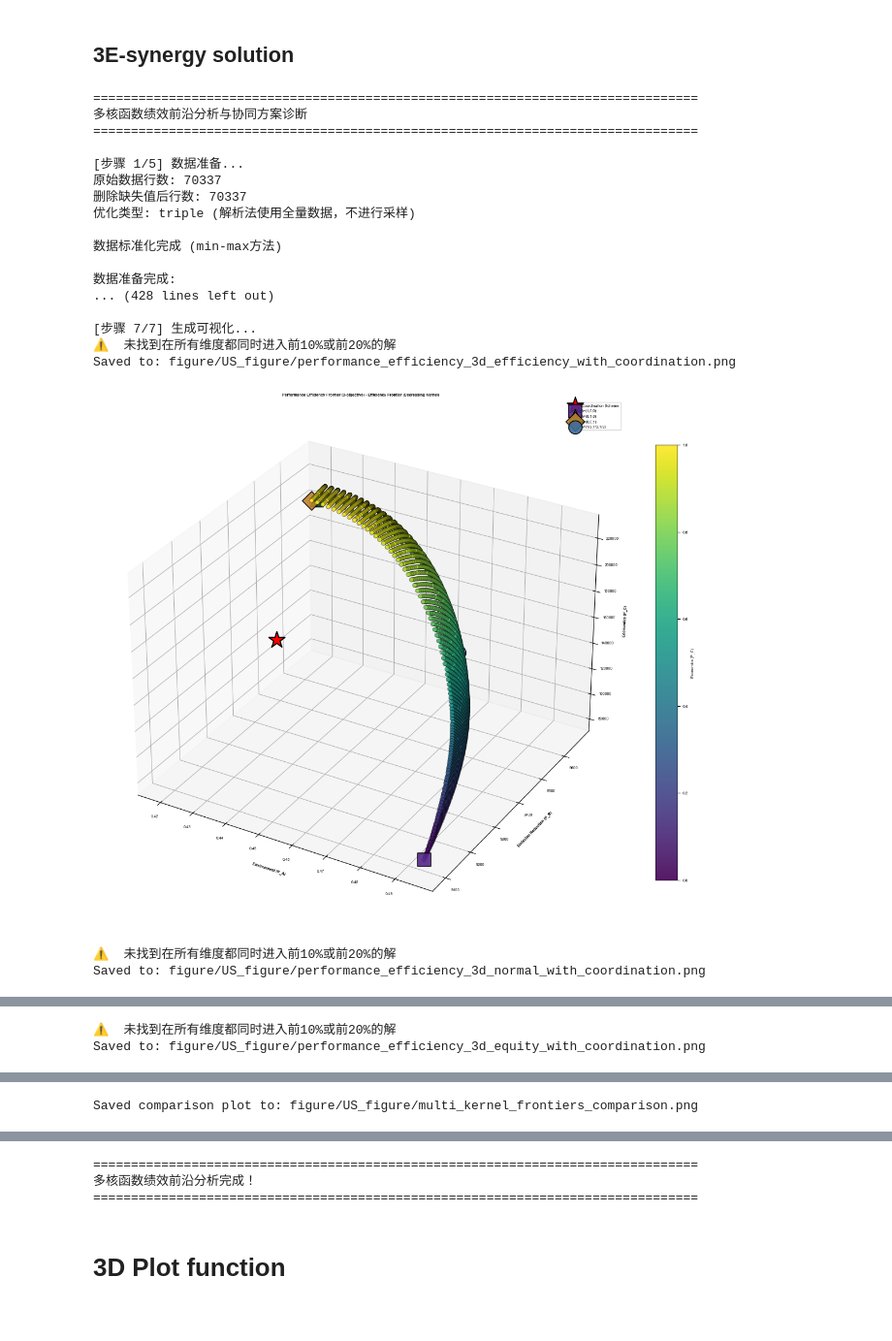
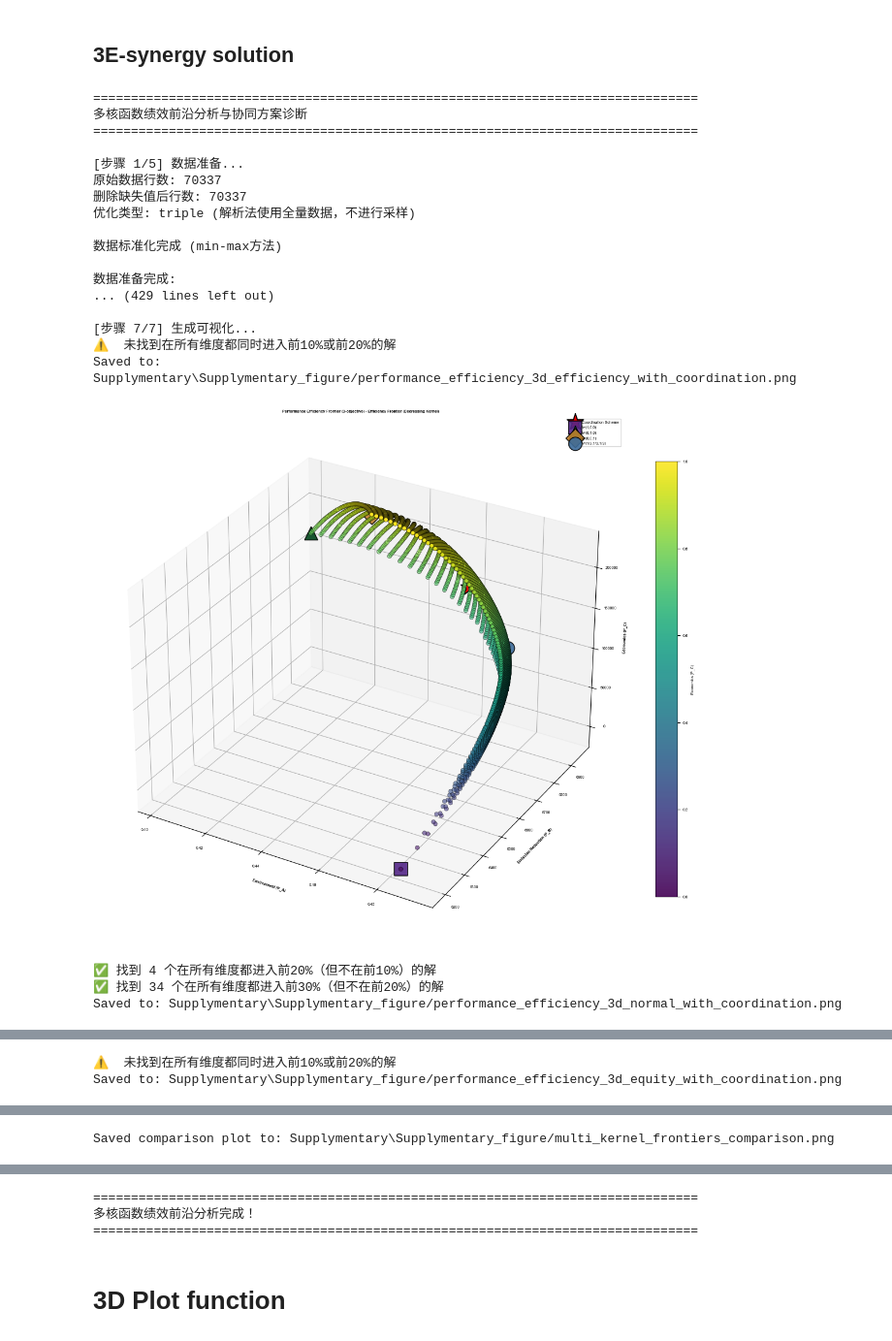
Before and after one commit to px39n/Landuse_Zhong, a Jupyter notebook: 8.0 Multi-objective.ipynb, the cells around one changed output, grey strips where cells are left out. Shown at 97% size. Cells and saved outputs as stored; diff of their text form; code cells hidden in the pictures.

```diff
--- a/8.0 Multi-objective.ipynb
+++ b/8.0 Multi-objective.ipynb
@@ -4057,13 +2816,16 @@ def run_multi_kernel_efficiency_analysis(merged_data_for_analysis, n_candidates=
     # 3. 计算协同方案的表现效率（固定值）
     print("\n[步骤 3/5] 计算协同方案的表现效率...")
     area_values = data_dict['area_values']
-    A_values_original = data_dict['A_values_original']
-    B_values_original = data_dict['B_values_original']
-    C_values_original = data_dict['C_values_original']
 
-    coord_P_A = compute_performance_efficiency(coordination_perm, A_values_original, area_values)
-    coord_P_B = compute_performance_efficiency(coordination_perm, B_values_original, area_values)
-    coord_P_C = compute_performance_efficiency(coordination_perm, C_values_original, area_values)
+    # 获取原始密度值（用于计算表现效率）
+    A_density = data_dict['A_density']
+    B_density = data_dict['B_density']
+    C_density = data_dict['C_density']
+
+    # 使用密度值计算表现效率（函数内部会乘以面积）
+    coord_P_A = compute_performance_efficiency(coordination_perm, A_density, area_values)
+    coord_P_B = compute_performance_efficiency(coordination_perm, B_density, area_values)
+    coord_P_C = compute_performance_efficiency(coordination_perm, C_density, area_values)
 
     coordination_performance = np.array([coord_P_A, coord_P_B, coord_P_C])
     print(f"✅ 协同方案表现效率: P_A={coord_P_A:.6e}, P_B={coord_P_B:.6e}, P_C={coord_P_C:.6e}")
@@ -4126,6 +2888,7 @@ def run_multi_kernel_efficiency_analysis(merged_data_for_analysis, n_candidates=
                 kernel_specific_results[lambda_name] = {
                     'lambda': tuple(closest_lambda),
                     'permutation': candidate_permutations[closest_idx],
+                    'sorted_indices': candidate_permutations[closest_idx],
                     'performance_efficiency': candidate_performance_objectives[closest_idx]
                 }
             else:
@@ -4139,23 +2902,31 @@ def run_multi_kernel_efficiency_analysis(merged_data_for_analysis, n_candidates=
                     kernel_weights = compute_weights(data_dict['n'], kernel_type=kernel_type)
 
                 area_values = data_dict['area_values']
-                A_values_original = data_dict['A_values_original']
-                B_values_original = data_dict['B_values_original']
-                C_values_original = data_dict['C_values_original']
+                # 修改：使用密度值进行排序
+                A_density_norm = data_dict['A_density_norm']
+                B_density_norm = data_dict['B_density_norm']
+                C_density_norm = data_dict['C_density_norm']
 
                 perm = build_policy_aware_permutation(
-                    A_values, B_values, C_values,
+                    A_density_norm, B_density_norm, C_density_norm,
                     target_lambda[0], target_lambda[1], target_lambda[2],
                     kernel_weights
                 )
 
-                P_A = compute_performance_efficiency(perm, A_values_original, area_values)
-                P_B = compute_performance_efficiency(perm, B_values_original, area_values)
-                P_C = compute_performance_efficiency(perm, C_values_original, area_values)
+                # 获取原始密度值用于计算表现效率
+                A_density = data_dict['A_density']
+                B_density = data_dict['B_density']
+                C_density = data_dict['C_density']
+                area_values = data_dict['area_values']
+
+                P_A = compute_performance_efficiency(perm, A_density, area_values)
+                P_B = compute_performance_efficiency(perm, B_density, area_values)
+                P_C = compute_performance_efficiency(perm, C_density, area_values)
 
                 kernel_specific_results[lambda_name] = {
                     'lambda': target_lambda,
                     'permutation': perm,
+                    'sorted_indices': perm,
                     'performance_efficiency': np.array([P_A, P_B, P_C])
                 }
 
@@ -4244,29 +3015,30 @@ def run_multi_kernel_efficiency_analysis(merged_data_for_analysis, n_candidates=
 # %%
 # 运行多核函数绩效前沿分析
 multi_kernel_results = run_multi_kernel_efficiency_analysis(
     merged_data_for_analysis,
-    n_candidates=5000,
+    n_candidates=6000,
     save_results=True,
-    output_dir='figure/US_figure'
+    output_dir='Supplymentary\Supplymentary_figure'
 )
 # %% [output]
 ================================================================================
 多核函数绩效前沿分析与协同方案诊断
 ================================================================================
 
 [步骤 1/5] 数据准备...
 原始数据行数: 70337
 删除缺失值后行数: 70337
 优化类型: triple (解析法使用全量数据，不进行采样)
 
 数据标准化完成 (min-max方法)
 
 数据准备完成:
-... (428 lines left out)
+... (429 lines left out)
 
 [步骤 7/7] 生成可视化...
 ⚠️  未找到在所有维度都同时进入前10%或前20%的解
-Saved to: figure/US_figure/performance_efficiency_3d_efficiency_with_coordination.png
+Saved to: Supplymentary\Supplymentary_figure/performance_efficiency_3d_efficiency_with_coordination.png
-[figure, old version]
+[figure, new version]
-⚠️  未找到在所有维度都同时进入前10%或前20%的解
-Saved to: figure/US_figure/performance_efficiency_3d_normal_with_coordination.png
+✅ 找到 4 个在所有维度都进入前20%（但不在前10%）的解
+✅ 找到 34 个在所有维度都进入前30%（但不在前20%）的解
+Saved to: Supplymentary\Supplymentary_figure/performance_efficiency_3d_normal_with_coordination.png
@@ -4274,2 +3046,2 @@ Saved to: figure/US_figure/performance_efficiency_3d_normal_with_coordination.pn
 ⚠️  未找到在所有维度都同时进入前10%或前20%的解
-Saved to: figure/US_figure/performance_efficiency_3d_equity_with_coordination.png
+Saved to: Supplymentary\Supplymentary_figure/performance_efficiency_3d_equity_with_coordination.png
@@ -4277 +3049 @@ Saved to: figure/US_figure/performance_efficiency_3d_equity_with_coordination.pn
-Saved comparison plot to: figure/US_figure/multi_kernel_frontiers_comparison.png
+Saved comparison plot to: Supplymentary\Supplymentary_figure/multi_kernel_frontiers_comparison.png
```
Also changed, not shown: parts of 24 cells of this notebook, 4 other files.
